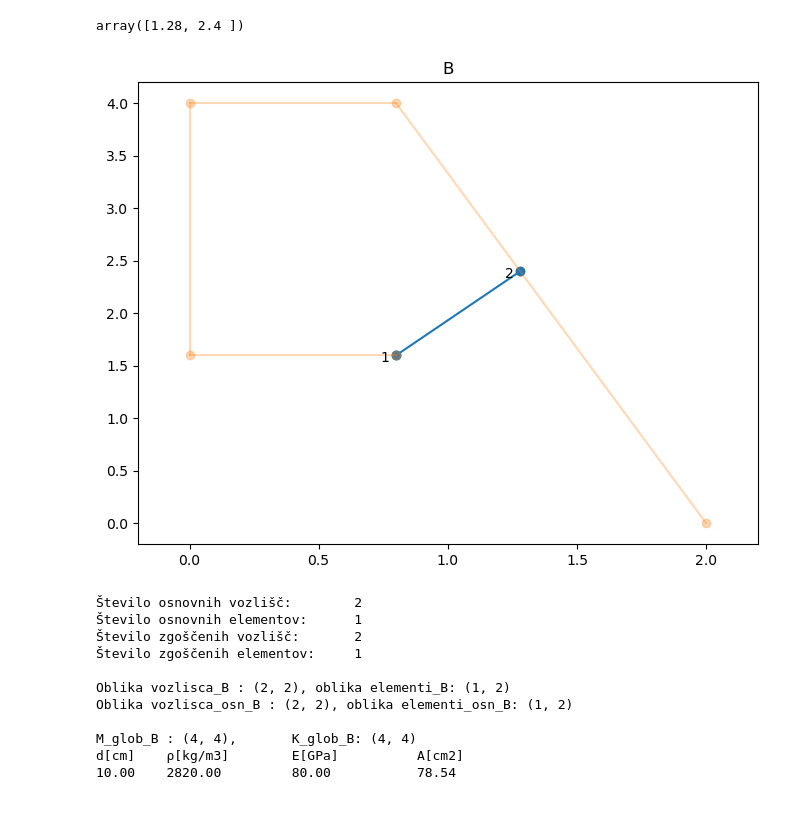
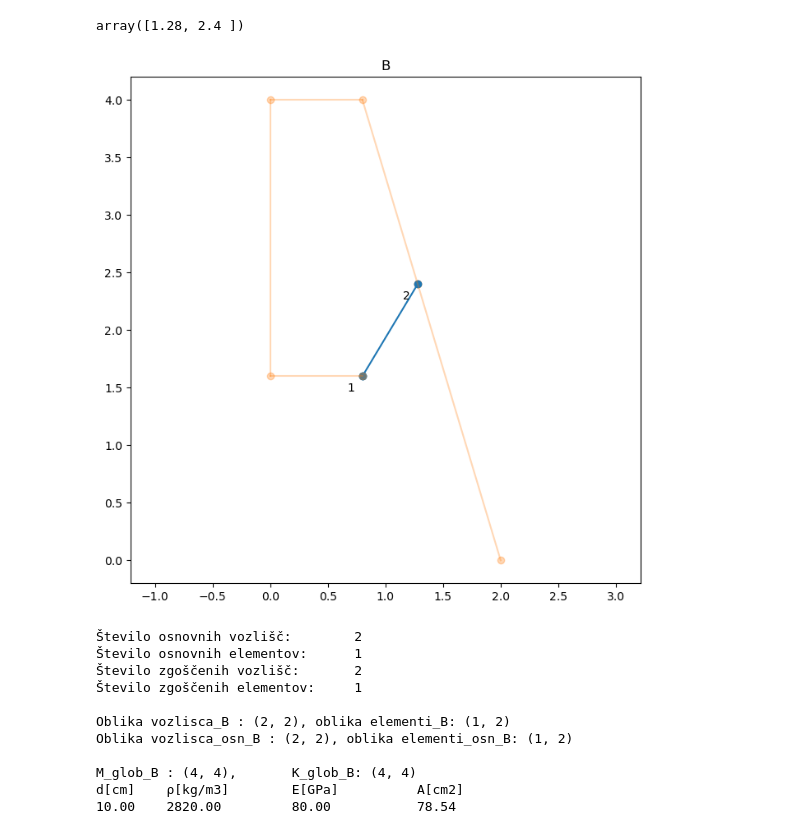
Before and after one commit to markotacer/pypinm, a Jupyter notebook: Dinamika strojev in konstrukcij/Seminar/V10/V.ipynb, the cells around one changed output. Drawn from its saved outputs; the diff is of its cells as text; code cells hidden in the pictures.

```diff
--- a/Dinamika strojev in konstrukcij/Seminar/V10/V.ipynb
+++ b/Dinamika strojev in konstrukcij/Seminar/V10/V.ipynb
@@ -197,7 +188,7 @@ Našo strukturo 1 predstavljajo prva 4 vozlišča skupne strukture. Prav tako si
 vozlisca_osn_A = vozlisca_osn_sk[:4]
 elementi_osn_A = elementi_osn_sk[:3]
 
-fig, ax = plt.subplots(figsize=(8, 4))
+fig, ax = plt.subplots(figsize=(8, 8))
 ax.set_title("A")
 for i in vozlisca_osn_A[:-2]:
     ax.plot(i[0], i[1], 'o')
@@ -208,8 +199,7 @@ for element in elementi_osn_A:
     ax.plot(x, y, 'C0')
 
 
-ax.set_xlim(-0.2, 2.2)
-ax.set_ylim(-0.2, 4.2)
+ax.axis('equal')
 
 vozlisca_A, elementi_A = zgostitev(vozlisca_osn_A, elementi_osn_A, [6, 8, 6])
 
@@ -225,4 +215,5 @@ for element in elementi_osn_sk:
     x = [vozlisca_osn_sk[element[0], 0], vozlisca_osn_sk[element[1], 0]]
     y = [vozlisca_osn_sk[element[0], 1], vozlisca_osn_sk[element[1], 1]]
     ax.plot(x, y, 'C1', alpha=0.3)
+fig.savefig('osnovna_konstrukcija_2.png')
 # %% [output]
@@ -292,7 +279,7 @@ vozlisca_osn_C = vozlisca_osn_sk[-2:]
 elementi_osn_C = np.array([[0,1]])
 vozlisca_osn_C = vozlisca_osn_C.reshape(2, 2)
 
-fig, ax = plt.subplots(figsize = (10, 5))
+fig, ax = plt.subplots(figsize = (8, 8))
 ax.set_title("C")
 
 for i in vozlisca_osn_C:
@@ -303,15 +290,14 @@ for element in elementi_osn_C:
     y = [vozlisca_osn_C[element[0], 1], vozlisca_osn_C[element[1], 1]]
     ax.plot(x, y, 'C0')
 
-ax.set_xlim(-0.2, 2.2)
-ax.set_ylim(-0.2, 4.2)
+ax.axis('equal')
 
 vozlisca_C, elementi_C = zgostitev(vozlisca_osn_C[:], elementi_osn_C, [20])
 
 
 for i in np.arange(len(vozlisca_C)):
     ax.plot(vozlisca_C[i][0], vozlisca_C[i][1], 'o', color='C0')
-[ax.text(*c, n) for n,c in enumerate(vozlisca_C  - 0.06)];
+[ax.text(*c, n) for n,c in enumerate(vozlisca_C  + 0.06)];
 ax.plot(vozlisca_C[9][0], vozlisca_C[9][1], 'x')
 
 for i in vozlisca_osn_sk:
@@ -321,4 +307,5 @@ for element in elementi_osn_sk:
     x = [vozlisca_osn_sk[element[0], 0], vozlisca_osn_sk[element[1], 0]]
     y = [vozlisca_osn_sk[element[0], 1], vozlisca_osn_sk[element[1], 1]]
     ax.plot(x, y, 'C1', alpha=0.3)
+fig.savefig('osnovna_konstrukcija_3.png')
 # %% [output]
@@ -380,7 +367,7 @@ h[mm]            D[cm]           d[cm]           A[cm2]          I[cm4]
 Pri strukturi B pa definiramo palico. Za povezuje prvo voylišče strukture A in izbrano vozližče na nosilcu C.
 # %%
 # Na katero vozlišče strukture C se pripenja naša palica (B)
-indeks_C = 9;
+indeks_C = vozlisca_C.shape[0]//3 + vozlisca_C.shape[0]//6 - 1;
 print(f'Koordinati pripenjališča')
 print()
 print(f'Vozlišče \t x\t y')
@@ -400,32 +387,32 @@ vozlisca_B[1, :]
 # %% [output]
 array([1.28, 2.4 ])
 # %%
-fig, ax = plt.subplots(figsize = (8, 6))
+fig, ax = plt.subplots(figsize = (8, 8))
 ax.set_title("B")
 for i in vozlisca_osn_B:
     ax.plot(i[0], i[1], 'o')
 
 for element in elementi_osn_B:
     x = [vozlisca_osn_B[element[0], 0], vozlisca_osn_B[element[1], 0]]
     y = [vozlisca_osn_B[element[0], 1], vozlisca_osn_B[element[1], 1]]
     ax.plot(x, y, 'C0')
-# [ax.text(*c,n+1) for n,c in enumerate(vozlisca_osn_B-0.05)]
-ax.set_xlim(-0.2, 2.2)
-ax.set_ylim(-0.2, 4.2)
+
+ax.axis('equal')
 for i in np.arange(len(vozlisca_B)):
     ax.plot(vozlisca_B[i][0], vozlisca_B[i][1], 'o', color='C0')
-[ax.text(*c, n+1) for n,c in enumerate(vozlisca_B  - 0.06)];
+[ax.text(*c, n+1) for n,c in enumerate(vozlisca_B  - 0.13)];
 
 # Izris backup strukture
 for i in vozlisca_osn_sk:
     ax.plot(i[0], i[1], 'o', alpha=0.3, color="C1")
 
 for element in elementi_osn_sk:
     x = [vozlisca_osn_sk[element[0], 0], vozlisca_osn_sk[element[1], 0]]
     y = [vozlisca_osn_sk[element[0], 1], vozlisca_osn_sk[element[1], 1]]
     ax.plot(x, y, 'C1', alpha=0.3)
+fig.savefig('osnovna_konstrukcija_4.png')
 # %% [output]
-[figure, old version]
+[figure, new version]
 # %%
 # Podstruktura B - paličje
 
```
Also changed, not shown: parts of 37 cells of this notebook, 44 other files.
